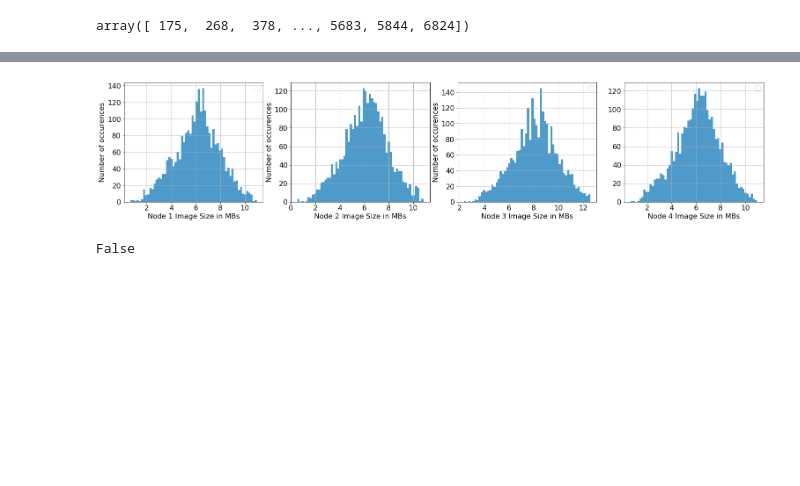
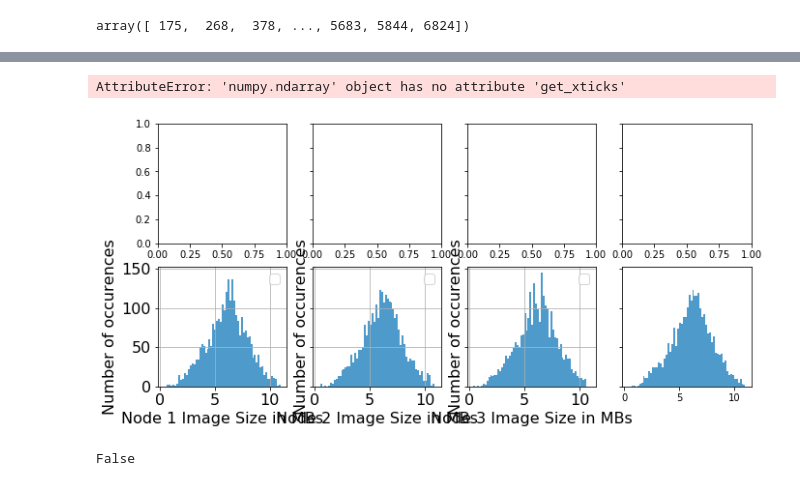
Before and after one commit to radical-experiments/iceberg_escience, a Jupyter notebook: Geolocation/Notebooks/ImageDistribution.ipynb, the cells around one changed output, grey strips where cells are left out. Drawn from its saved outputs; the diff is of its cells as text; code cells hidden in the pictures; blank space fills up the shorter version.

Commit message:
Design2A

```diff
--- a/Geolocation/Notebooks/ImageDistribution.ipynb
+++ b/Geolocation/Notebooks/ImageDistribution.ipynb
@@ -71,46 +71,46 @@ Bin 19 [2425, 2550]
 Bin 20 [2550, 2675]
 Bin 21 [2675, 2800]
 # %%
-data1 = pd.read_csv('/home/aymen/node1_images.csv')
-data2 = pd.read_csv('/home/aymen/node2_images.csv')
-data3 = pd.read_csv('/home/aymen/node3_images.csv')
-data4 = pd.read_csv('/home/aymen/node4_images.csv')
+data1 = pd.read_csv('../Scipts/Design2a/node1_images.csv')
+data2 = pd.read_csv('../Scipts/Design2a/node2_images.csv')
+data3 = pd.read_csv('../Scipts/Design2a/node3_images.csv')
+data4 = pd.read_csv('../Scipts/Design2a/node4_images.csv')
 # %%
-fig, axis = plt.subplots(nrows=1,ncols=4,figsize=(26,5))
-_ = axis[0].hist((data1['SIZE1']+data1['SIZE2']).values,bins=60,color=blues(150)) #image sizes are in KB we converted it to MB here
-_ = axis[0].set_xticklabels(axis[0].get_xticks().astype('int').tolist(),fontsize=16)
-_ = axis[0].set_yticklabels(axis[0].get_yticks().astype('int').tolist(),fontsize=16)
-_ = axis[0].grid('on')
-_ = axis[0].legend(fontsize=14)
-_ = axis[0].set_xlabel('Node 1 Image Size in MBs',fontsize=16)
-_ = axis[0].set_ylabel('Number of occurences', fontsize=16)
+fig, axis = plt.subplots(nrows=2,ncols=4,figsize=(11,5),sharex='row',sharey='row')
+_ = axis[1,0].hist((data1['SIZE1']+data1['SIZE2']).values,bins=60,color=blues(150)) #image sizes are in KB we converted it to MB here
+_ = axis[1,0].set_xticklabels(axis[1,0].get_xticks().astype('int').tolist(),fontsize=16)
+_ = axis[1,0].set_yticklabels(axis[1,0].get_yticks().astype('int').tolist(),fontsize=16)
+_ = axis[1,0].grid('on')
+_ = axis[1,0].legend(fontsize=14)
+_ = axis[1,0].set_xlabel('Node 1 Image Size in MBs',fontsize=16)
+_ = axis[1,0].set_ylabel('Number of occurences', fontsize=16)
 
+_ = axis[1,1].hist((data2['SIZE1']+data2['SIZE2']).values,bins=60,color=blues(150)) #image sizes are in KB we converted it to MB here
+_ = axis[1,1].set_xticklabels(axis[1,1].get_xticks().astype('int').tolist(),fontsize=16)
+_ = axis[1,1].set_yticklabels(axis[1,1].get_yticks().astype('int').tolist(),fontsize=16)
+_ = axis[1,1].grid('on')
+_ = axis[1,1].legend(fontsize=14)
+_ = axis[1,1].set_xlabel('Node 2 Image Size in MBs',fontsize=16)
+_ = axis[1,1].set_ylabel('Number of occurences', fontsize=16)
 
-_ = axis[1].hist((data2['SIZE1']+data2['SIZE2']).values,bins=60,color=blues(150)) #image sizes are in KB we converted it to MB here
-_ = axis[1].set_xticklabels(axis[0].get_xticks().astype('int').tolist(),fontsize=16)
-_ = axis[1].set_yticklabels(axis[0].get_yticks().astype('int').tolist(),fontsize=16)
-_ = axis[1].grid('on')
-_ = axis[1].legend(fontsize=14)
-_ = axis[1].set_xlabel('Node 2 Image Size in MBs',fontsize=16)
-_ = axis[1].set_ylabel('Number of occurences', fontsize=16)
+_ = axis[1,2].hist((data3['SIZE1']+data3['SIZE2']).values,bins=60,color=blues(150)) #image sizes are in KB we converted it to MB here
+_ = axis[1,2].set_xticklabels(axis[1,2].get_xticks().astype('int').tolist(),fontsize=16)
+_ = axis[1,2].set_yticklabels(axis[1,2].get_yticks().astype('int').tolist(),fontsize=16)
+_ = axis[1,2].grid('on')
+_ = axis[1,2].legend(fontsize=14)
+_ = axis[1,2].set_xlabel('Node 3 Image Size in MBs',fontsize=16)
+_ = axis[1,2].set_ylabel('Number of occurences', fontsize=16)
 
-_ = axis[2].hist((data3['SIZE1']+data3['SIZE2']).values,bins=60,color=blues(150)) #image sizes are in KB we converted it to MB here
-_ = axis[2].set_xticklabels(axis[0].get_xticks().astype('int').tolist(),fontsize=16)
-_ = axis[2].set_yticklabels(axis[0].get_yticks().astype('int').tolist(),fontsize=16)
-_ = axis[2].grid('on')
-_ = axis[2].legend(fontsize=14)
-_ = axis[2].set_xlabel('Node 3 Image Size in MBs',fontsize=16)
-_ = axis[2].set_ylabel('Number of occurences', fontsize=16)
-
-_ = axis[3].hist((data4['SIZE1']+data4['SIZE2']).values,bins=60,color=blues(150)) #image sizes are in KB we converted it to MB here
-_ = axis[3].set_xticklabels(axis[0].get_xticks().astype('int').tolist(),fontsize=16)
-_ = axis[3].set_yticklabels(axis[0].get_yticks().astype('int').tolist(),fontsize=16)
-_ = axis[3].grid('on')
-_ = axis[3].legend(fontsize=14)
-_ = axis[3].set_xlabel('Node 4 Image Size in MBs',fontsize=16)
-_ = axis[2].set_ylabel('Number of occurences', fontsize=16)
+_ = axis[1,3].hist((data4['SIZE1']+data4['SIZE2']).values,bins=60,color=blues(150)) #image sizes are in KB we converted it to MB here
+_ = axis[1,3].set_xticklabels(axis[0].get_xticks().astype('int').tolist(),fontsize=16)
+_ = axis[1,3].set_yticklabels(axis[0].get_yticks().astype('int').tolist(),fontsize=16)
+_ = axis[1,3].grid('on')
+_ = axis[1,3].legend(fontsize=14)
+_ = axis[1,3].set_xlabel('Node 4 Image Size in MBs',fontsize=16)
+_ = axis[1,2].set_ylabel('Number of occurences', fontsize=16)
 # %% [output]
+AttributeError: 'numpy.ndarray' object has no attribute 'get_xticks'
-[figure, old version]
+[figure, new version]
 # %%
 images = pd.read_csv('../Data/Geolocation_Image_pairs.csv')
 nodes = 4
```
Also changed, not shown: parts of 2 cells of this notebook, 16 other files.
